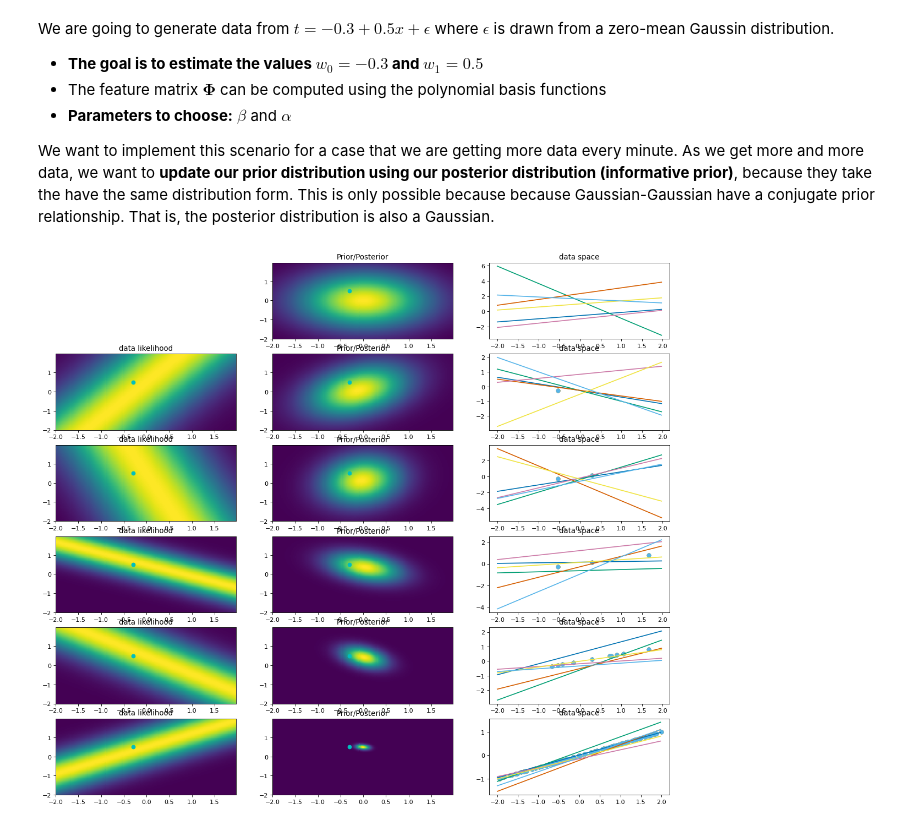
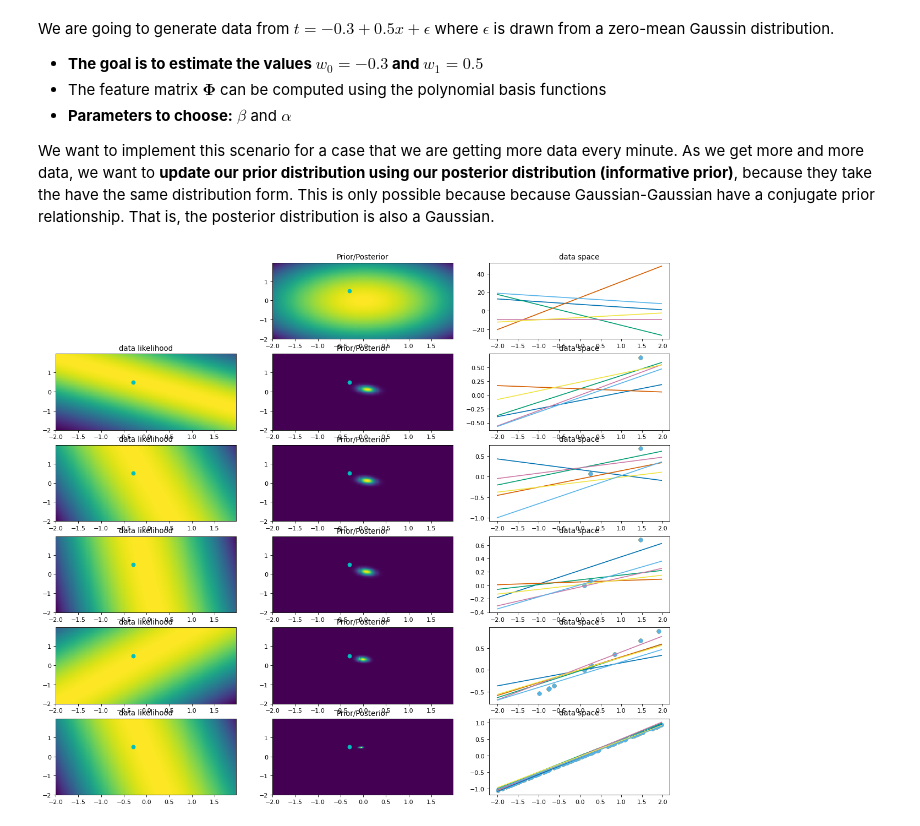
Before and after one commit to villegasmichael79/Lectures, a Jupyter notebook: Lecture 10 - Conjugate Priors; Intro to Generative Classifiers/Lecture 10 - Part 1.ipynb, the cells around one changed output. Drawn from its saved outputs; the diff is of its cells as text; code cells hidden in the pictures.

```diff
--- a/Lecture 10 - Conjugate Priors; Intro to Generative Classifiers/Lecture 10 - Part 1.ipynb
+++ b/Lecture 10 - Conjugate Priors; Intro to Generative Classifiers/Lecture 10 - Part 1.ipynb
@@ -214,12 +214,12 @@ def likelihood_prior_func(beta = 2, alpha = 1, draw_num=(0,1,10,20,50,100)):
 # %%
 import warnings
 warnings.filterwarnings('ignore')
 
 # Parameters
 # beta - variance of the data likelihood (of the additive noise)
 # alpha - precision value or 1/variance of the prior distribution
 # draw_num - number of points collected at each instance.
 
-likelihood_prior_func(beta = 1, alpha = 1, draw_num=(0,1,2,3,10,100))
+likelihood_prior_func(beta = 10, alpha = 0.02, draw_num=(0,1,2,3,10,100))
 # %% [output]
-[figure, old version]
+[figure, new version]
```
Also changed, not shown: parts of 1 cell of this notebook, 3 other files.
